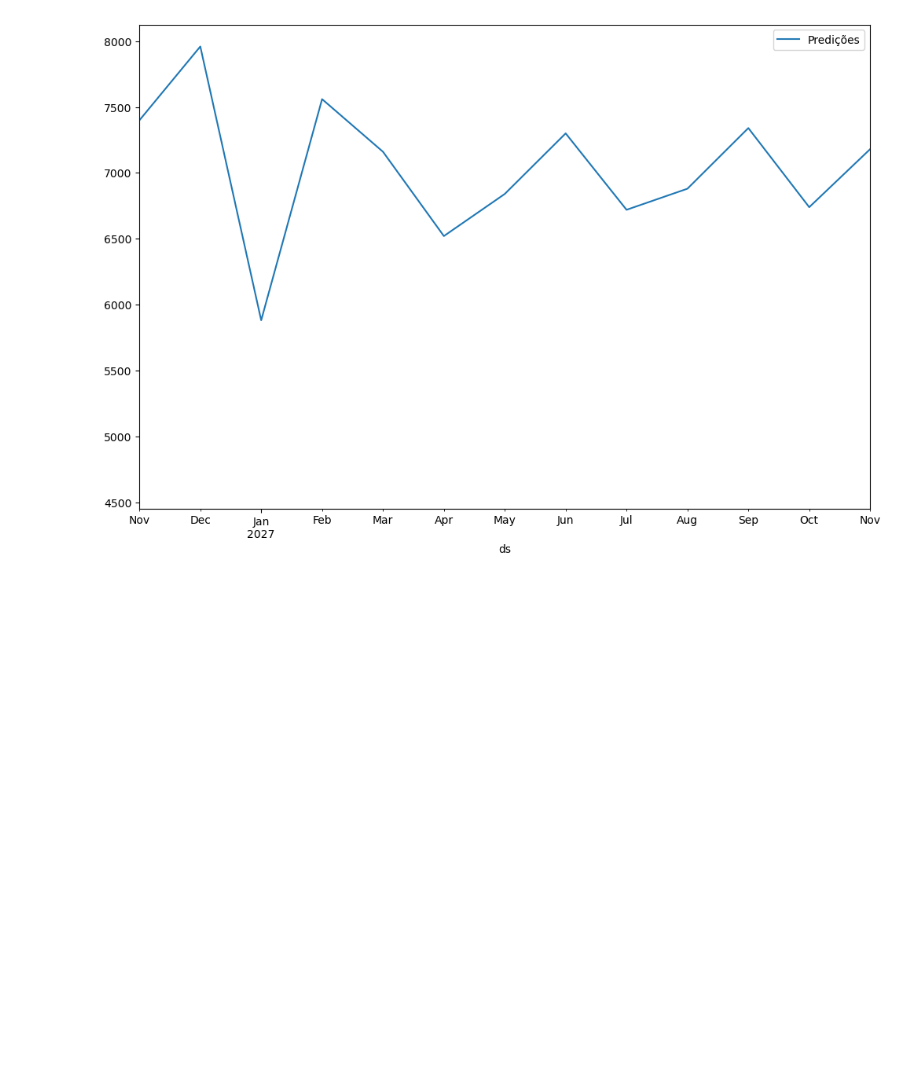
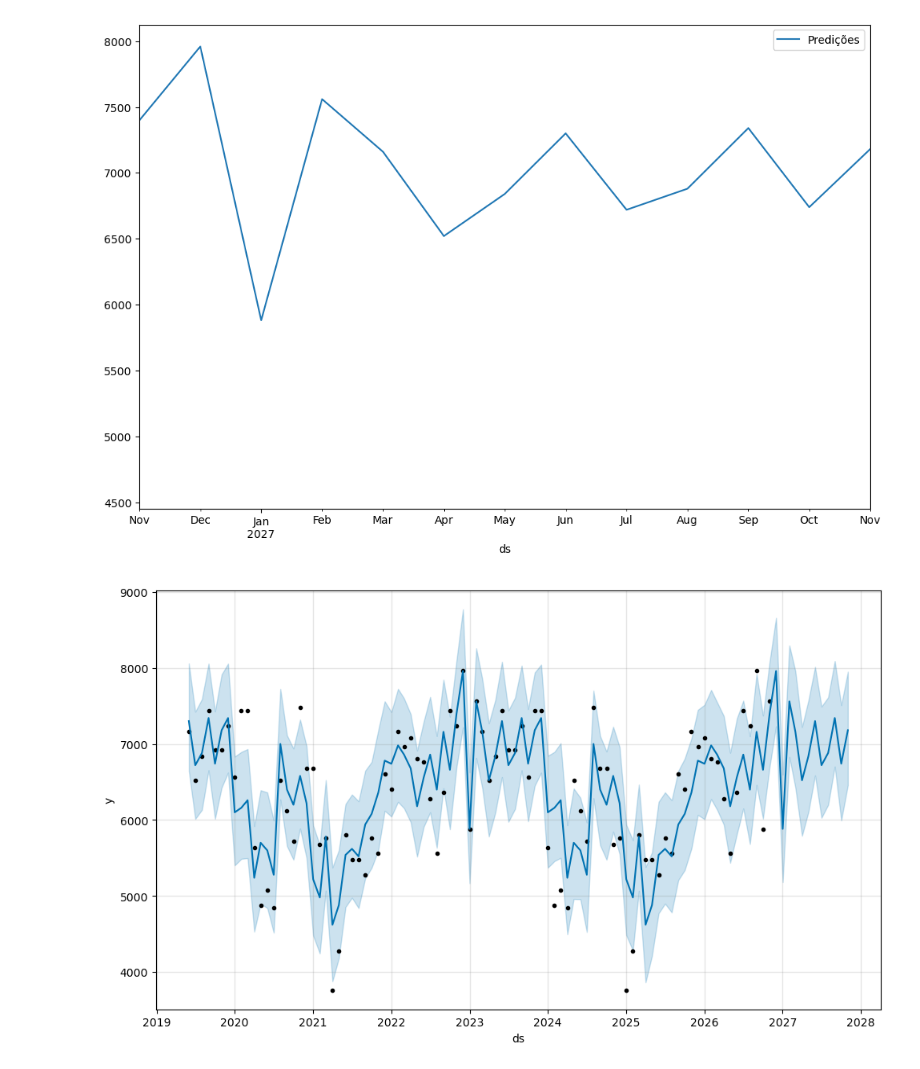
Before and after one commit to enriqTS/IC-Gasto-Fotovoltaico, a Jupyter notebook: model_opening_test.ipynb, the cells around one changed output. Cells and saved outputs as stored; diff of their text form; code cells hidden in the pictures; blank space fills up the shorter version.

```diff
--- a/model_opening_test.ipynb
+++ b/model_opening_test.ipynb
@@ -28,3 +28,7 @@ forecast[['ds','yhat']].tail(12)
 ax = forecast.plot(x="ds", y="yhat", label="Predições", legend=True, figsize=(12, 8),xlim=['2026-11-01', '2027-11-01'])
 # %% [output]
 [figure]
+# %%
+m.plot(forecast,uncertainty=True);
+# %% [output]
+[figure, added]
```
Also changed, not shown: 1 other file.
